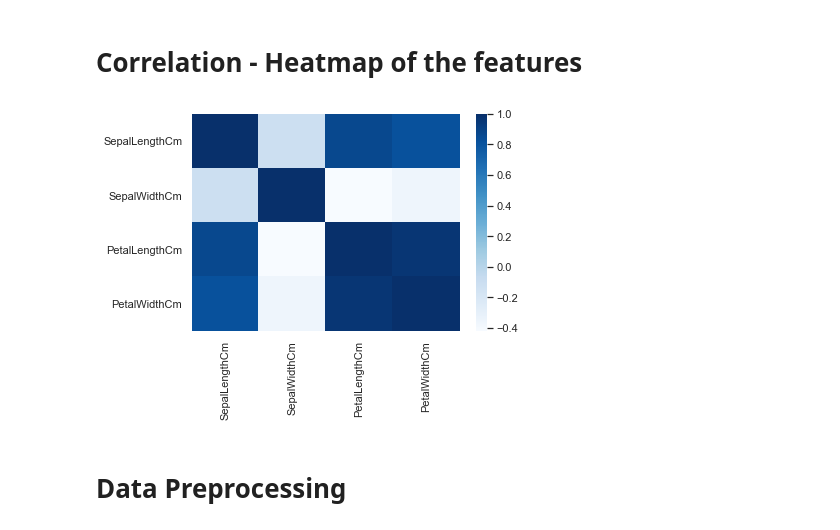
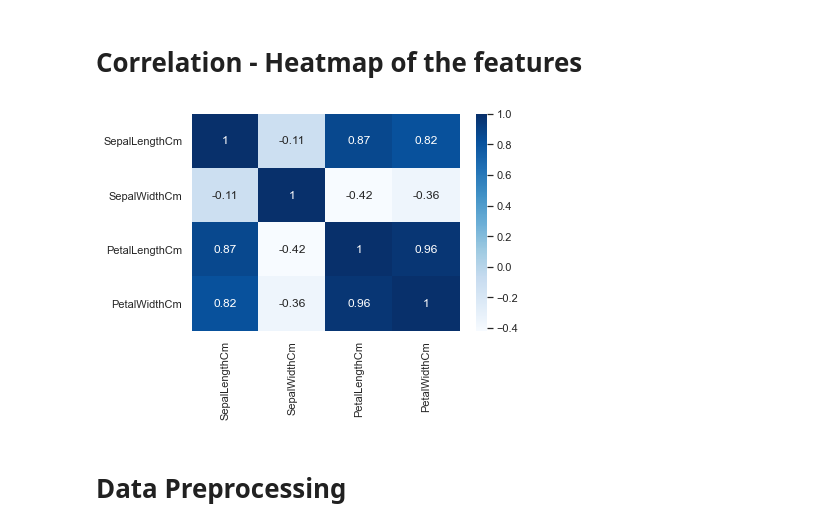
Before and after one commit to bajajvatsal/Iris-Dataset, a Jupyter notebook: iris-dataset-classification.ipynb, the cells around one changed output. Saved outputs shown, nothing was run; the diff lists cells and outputs as text; code cells hidden in the pictures.

```diff
--- a/iris-dataset-classification.ipynb
+++ b/iris-dataset-classification.ipynb
@@ -77,11 +77,11 @@ plt.show()
 # %%
 df_corr = df.copy()
 df_corr = df_corr.drop(["Id", "Species"], axis=1)
 corr = df_corr.corr()
-sns.heatmap(corr, cmap="Blues")
+sns.heatmap(corr, cmap="Blues",annot=corr)
 plt.show()
 # %% [output]
-[figure, old version]
+[figure, new version]
 # %% [markdown]
 # Data Preprocessing
 # %%
```
Also changed, not shown: parts of 4 cells of this notebook, 2 other files.
